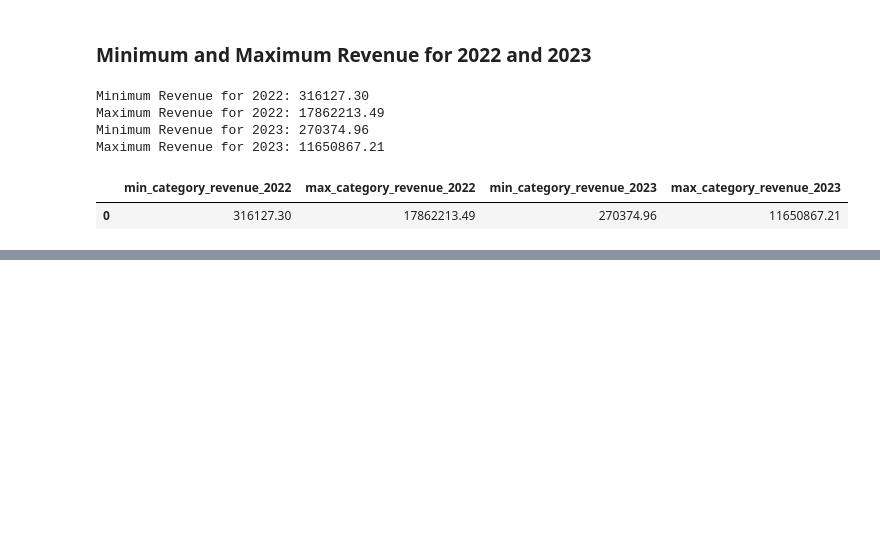
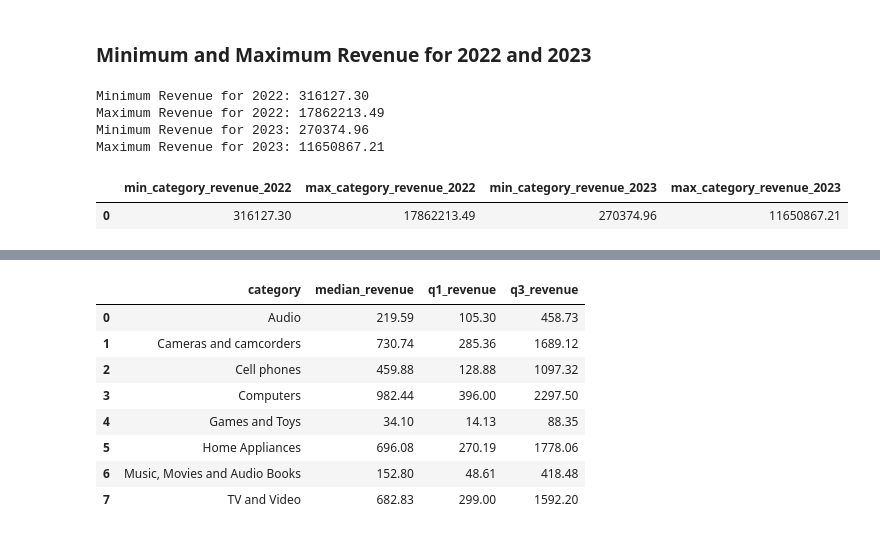
Before and after one commit to bonsoul/Data_Engineering101, a Jupyter notebook: Tutorial3.ipynb, the cells around one changed output, grey strips where cells are left out. Cells and saved outputs as stored; diff of their text form; code cells hidden in the pictures; blank space fills up the shorter version.

```diff
--- a/Tutorial3.ipynb
+++ b/Tutorial3.ipynb
@@ -130,0 +161,27 @@ FROM
+# %%
+%%sql
+
+
+SELECT
+
+        p. categoryname AS category,
+        PERCENTILE_CONT(0.5) WITHIN GROUP (ORDER BY (s.quantity * s.netprice * s.exchangerate) ) AS median_revenue,
+        PERCENTILE_CONT(0.25) WITHIN GROUP (ORDER BY (s.quantity * s.netprice * s.exchangerate) ) AS q1_revenue,
+        PERCENTILE_CONT(0.75) WITHIN GROUP (ORDER BY (s.quantity * s.netprice * s.exchangerate)) AS q3_revenue
+FROM
+        sales s
+         LEFT JOIN product p ON s.productkey = p.productkey
+GROUP BY
+        p.categoryname
+ORDER BY
+        p. categoryname
+# %% [output]
+|  | category | median_revenue | q1_revenue | q3_revenue |
+| 0 | Audio | 219.59 | 105.30 | 458.73 |
+| 1 | Cameras and camcorders | 730.74 | 285.36 | 1689.12 |
+| 2 | Cell phones | 459.88 | 128.88 | 1097.32 |
+| 3 | Computers | 982.44 | 396.00 | 2297.50 |
+| 4 | Games and Toys | 34.10 | 14.13 | 88.35 |
+| 5 | Home Appliances | 696.08 | 270.19 | 1778.06 |
+| 6 | Music, Movies and Audio Books | 152.80 | 48.61 | 418.48 |
+| 7 | TV and Video | 682.83 | 299.00 | 1592.20 |
```
Also changed, not shown: parts of 2 cells of this notebook.
